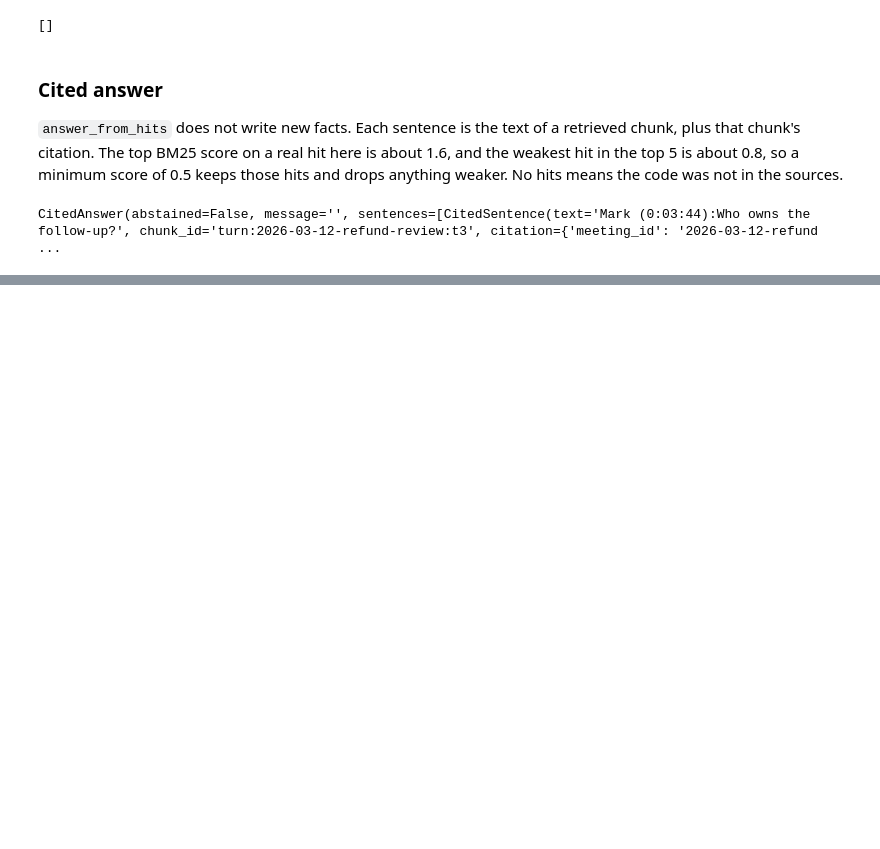
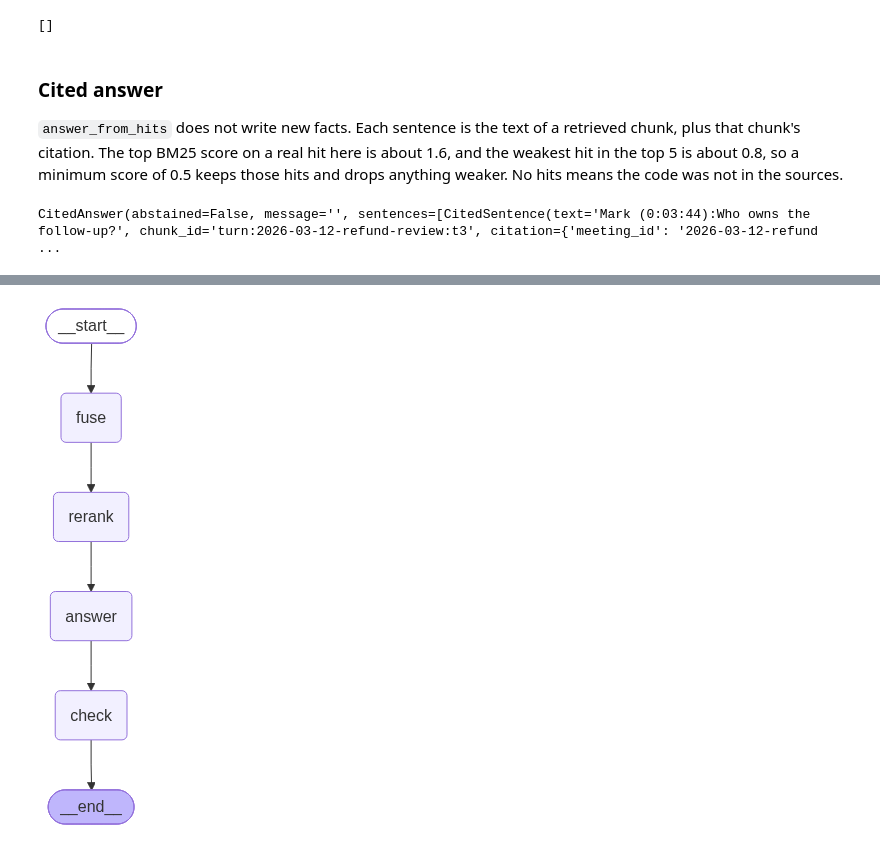
Before and after one commit to Nandinics04/Verbatim, a Jupyter notebook: notebook/01_scenario.ipynb, the cells around one changed output, grey strips where cells are left out. Drawn from its saved outputs; the diff is of its cells as text; code cells hidden in the pictures; blank space fills up the shorter version.

```diff
--- a/notebook/01_scenario.ipynb
+++ b/notebook/01_scenario.ipynb
@@ -298,7 +298,7 @@ def answer_from_hits(question: str, hits: list[tuple[Chunk, float]],min_score:fl
             chunk_id=chunk.chunk_id,
             citation=chunk.citation,
         )
-        for chunk, score in hits
+        for chunk, _ in hits
     ]
     return CitedAnswer(abstained=False, message="", sentences=sentences)
 # %%
@@ -310,0 +469,78 @@ CitedAnswer(abstained=False, message='', sentences=[CitedSentence(text='Mark (0:
+# %%
+import os
+from typing import TypedDict
+from langgraph.graph import END, START, StateGraph
+from langchain_openai import ChatOpenAI
+
+class GraphState(TypedDict):
+    question: str
+    fused_ids: list[str]
+    chosen_ids: list[str]
+    answer:dict
+    errors:list[str]
+
+def node_fuse(state: GraphState)->dict:
+    question=state["question"]
+    bm25_ids=[chunk.chunk_id for chunk, _ in index.search(question, k=20)]
+    vector_ids=[chunk.chunk_id for chunk in vector_search(chunks,question, k=20)]
+    fused_ids=[chunk_id for chunk_id,_ in reciprocal_rank_fusion([bm25_ids,vector_ids])]
+    return {"fused_ids": fused_ids}
+
+def node_rerank(state: GraphState) -> dict:
+    chosen=rerank(state["question"], state["fused_ids"])
+    return {"chosen_ids": [chunk.chunk_id for chunk in chosen]}
+
+def node_answer(state: GraphState)->dict:
+    chosen=[chunks_by_id[chunk_id] for chunk_id in state["chosen_ids"]]
+    if not chosen:
+        answer=CitedAnswer(abstained=True,message="not in the sources", setences=[])
+        return {"answer": answer.model_dump()}
+    if not os.environ.get("OPENAI_API_KEY"):
+        hits = [(chunk,1.0) for chunk in chosen]
+        answer=answer_from_hits(state["question"], hits,min_score=0.0)
+        return {"answer": answer.model_dump()}
+
+    catalog="\n".join(
+            f"{chunk.chunk_id}: {chunk.text}" for chunk in chosen
+    )
+
+    prompt=(
+        "Answer only from the chunks below."
+        "Return JSON with key sentences, a list of objects with keys text and chunk_d"
+        "Every chunk_id must be copied from the list. If the chunks do not contain the answer, "
+        "return {\"abstained\": true, \"message\": \"not in the sources\", \"sentences\": []}.\n\n"
+        f"Question: {state['question']}\n\n{catalog}"
+    )
+
+    raw=ChatOpenAI(model="gpt-4o-mini", temperature=0.0).invoke(prompt).content
+    return {"answer": CitedAnswer.model_validate(raw).model_dump()}
+
+def node_check(state: GraphState)->dict:
+    answer=CitedAnswer.model_validate(state["answer"])
+    return {"errors": check_citations(answer, set(chunks_by_id.keys()))}
+
+graph_builder=StateGraph(GraphState)
+graph_builder.add_node("fuse", node_fuse)
+graph_builder.add_node("rerank", node_rerank)
+graph_builder.add_node("answer", node_answer)
+graph_builder.add_node("check", node_check)
+
+graph_builder.set_entry_point("fuse")
+graph_builder.add_edge(START, "fuse")
+graph_builder.add_edge("fuse", "rerank")
+graph_builder.add_edge("rerank", "answer")
+graph_builder.add_edge("answer", "check")
+graph_builder.add_edge("check", END)
+
+search_graph=graph_builder.compile()
+
+result=search_graph.invoke({"question": refund_question})
+answer=CitedAnswer.model_validate(result["answer"])
+
+result["chosen_ids"],answer, result["errors"]
+
+
+from IPython.display import Image, display
+display(Image(search_graph.get_graph().draw_mermaid_png()))
+# %% [output]
+[figure, added]
```
Also changed, not shown: parts of 7 cells of this notebook, 3 other files.
